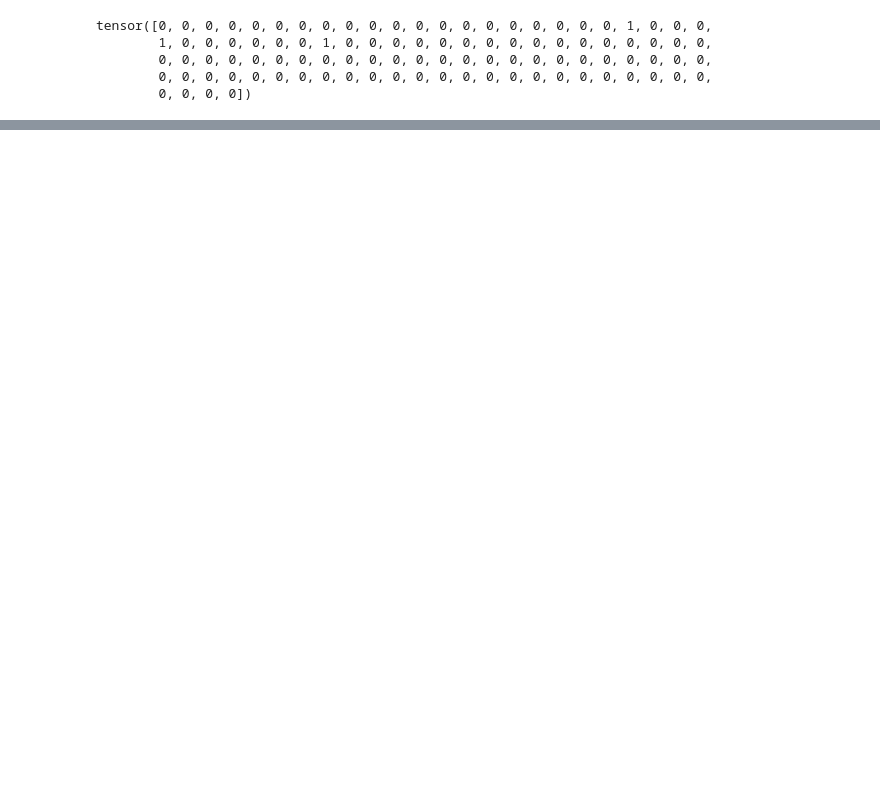
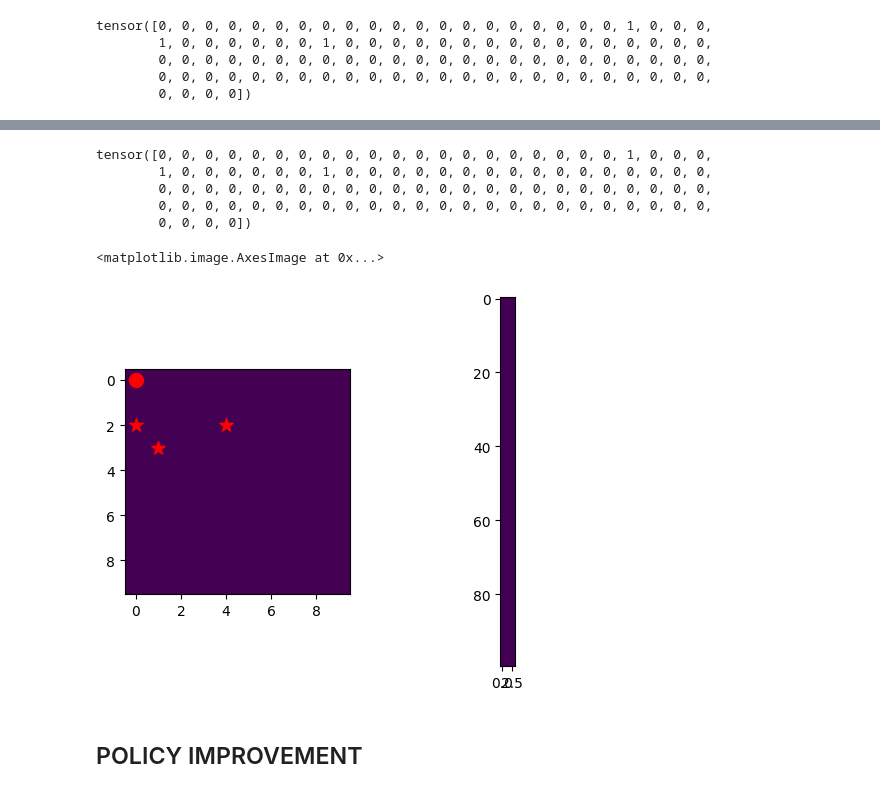
Before and after one commit to pierpierpy/ReinforcementLearningBasics, a Jupyter notebook: Reinforcement_Learning_4.ipynb, the cells around one changed output, grey strips where cells are left out. Cells and saved outputs as stored; diff of their text form; code cells hidden in the pictures; blank space fills up the shorter version.

```diff
--- a/Reinforcement_Learning_4.ipynb
+++ b/Reinforcement_Learning_4.ipynb
@@ -162,3 +353,79 @@ else:
+# %%
+###########
+# CONFIG  #
+###########
+######################################################
+# change these values to see how the agent reacts!   #
+######################################################
+initial_state = 0
+initial_action = 0
+terminal_states = [24,20,31]
+size= 10
+V = torch.zeros(size*size)
+Q = torch.zeros(size*size, num_actions)
+
+episodes = 1000 # <-- see the evolution one update at a time, because montecarlo does the update one each episode
+max_step = 100
+
+
+discount_factor = 0.9
+alpha = 0.6
+
+terminal_state = 24
+policy = torch.ones(size*size, 4) / 4
+rewards = torch.tensor([0 if _ not in terminal_states else 1 for _ in range(states)])
+state = initial_state
+rewards
+# %% [output]
+tensor([0, 0, 0, 0, 0, 0, 0, 0, 0, 0, 0, 0, 0, 0, 0, 0, 0, 0, 0, 0, 1, 0, 0, 0,
+        1, 0, 0, 0, 0, 0, 0, 1, 0, 0, 0, 0, 0, 0, 0, 0, 0, 0, 0, 0, 0, 0, 0, 0,
+        0, 0, 0, 0, 0, 0, 0, 0, 0, 0, 0, 0, 0, 0, 0, 0, 0, 0, 0, 0, 0, 0, 0, 0,
+        0, 0, 0, 0, 0, 0, 0, 0, 0, 0, 0, 0, 0, 0, 0, 0, 0, 0, 0, 0, 0, 0, 0, 0,
+        0, 0, 0, 0])
+# %%
+# ----------- CONTROL Q ---------------
+
+action = torch.multinomial(policy[state], 1)
+current_state = state
+new_state = step_function(state,action )
+new_action = torch.multinomial(policy[new_state], 1)
+if new_state in terminal_states:
+  Q[state, action] = Q[state, action] + alpha * (rewards[new_state]- Q[state, action])
+  state = initial_state
+  action = new_action
+else:
+  Q[state, action] = Q[state, action]+ alpha *(rewards[new_state] + discount_factor * Q[new_state].max() - Q[state, action] )
+  # THIS IS THE ONLY THING THAT CHANGES
+  # infact here we are FOLLOWING THE EPSILON GREEDY POLICY (*) but then we are updating the action values using the policy that maximises the action values
+  state = new_state
+  action = new_action
+
+# ----------- VIZ ---------------
+fig,ax = plt.subplots(1,2)
+
+current_row = current_state // size
+current_col = current_state % size
+ax[0].scatter(current_col, current_row, c='red', s=100, marker='o')
+
+for ts in terminal_states:
+  ts_row = ts // size
+  ts_col = ts % size
+  ax[0].scatter(ts_col, ts_row, c='red', s=100, marker='*')
+
+next_row = new_state // size
+next_col = new_state % size
+
+
+ax[0].annotate('', xy=(next_col, next_row), xytext=(current_col, current_row),
+               arrowprops=dict(arrowstyle='->', lw=2, color='red'))
+
+V_grid = Q.max(dim=1)[0].view(size, size)
+
+ax[0].imshow(V_grid)
+ax[1].imshow(policy)
+# %% [output]
+<matplotlib.image.AxesImage at 0x...>
+[figure, added]
 # %%
 # ------------- ITERATIONS ---------------
 action = torch.multinomial(policy[state], 1)
@@ -176,0 +446,2 @@ for episode in range(episodes):
+# %% [markdown]
+## POLICY IMPROVEMENT
```
Also changed, not shown: parts of 20 cells of this notebook, 3 other files.
